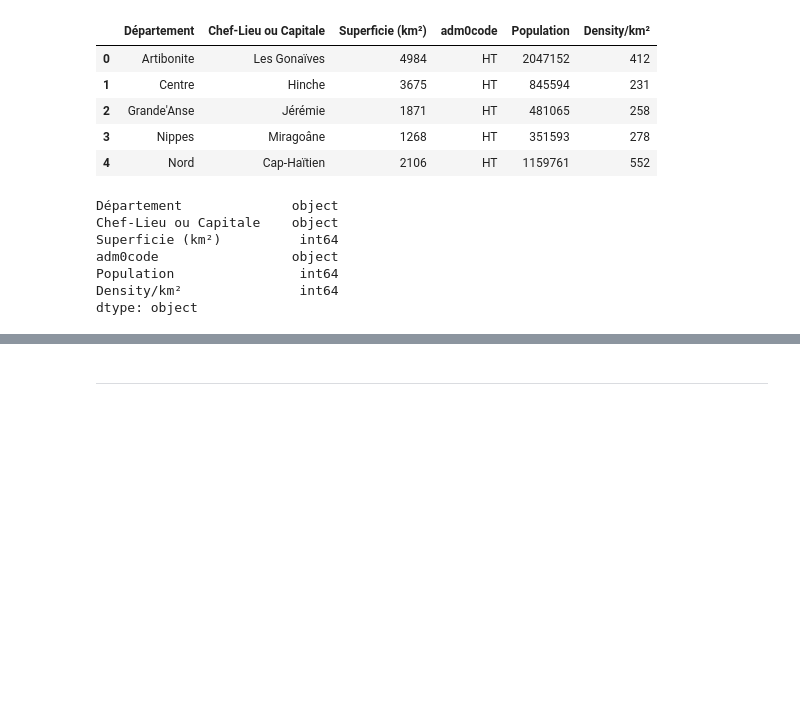
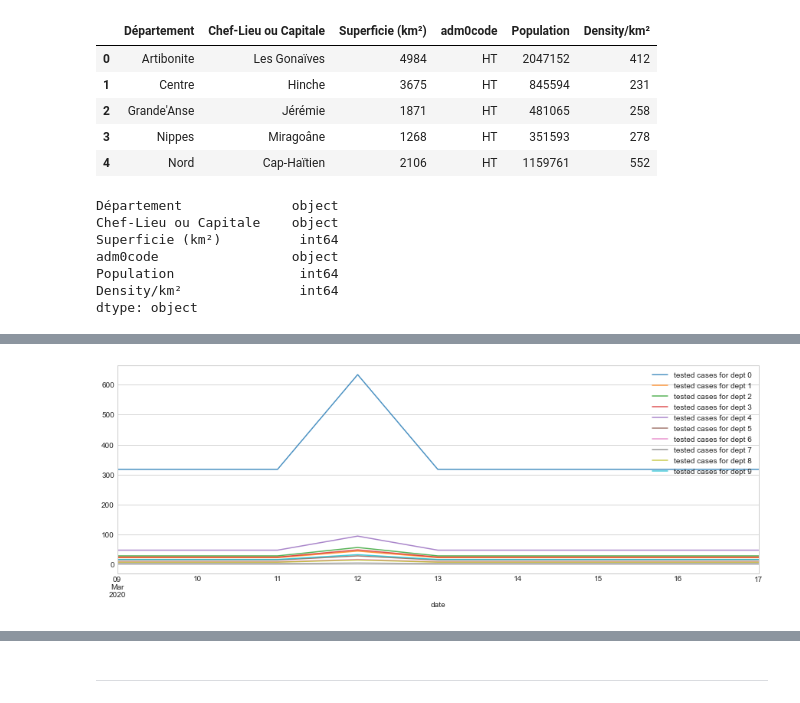
Before and after one commit to weinerkervens/Ayiti_Analytics_Capstone_Project, a Jupyter notebook: Notebooks/1- Notebook.ipynb, the cells around one changed output, grey strips where cells are left out. Drawn from its saved outputs; the diff is of its cells as text; code cells hidden in the pictures; blank space fills up the shorter version.

```diff
--- a/Notebooks/1- Notebook.ipynb
+++ b/Notebooks/1- Notebook.ipynb
@@ -132,0 +523,3 @@ df_ht.head()
+# %%
+df_covid_ht['negative'] = df_covid_ht.tested - df_covid_ht.positive
+df_covid_ht.head()
@@ -132,0 +533,4 @@ df_ht.head()
+# %%
+df_covid_ht = df_covid_ht.groupby(['date', 'Département']).sum().reset_index()
+#df_covid_ht.index = pd.to_datetime(df_covid_ht.index['date'])
+df_covid_ht.head()
@@ -132,0 +544,9 @@ df_ht.head()
+# %%
+df_covid_dept_list = []
+
+for i in range (1,11):
+    df_covid_dept_list.append(df_covid_ht[df_covid_ht['Département'] == i])
+    df_covid_dept_list[i-1].index = pd.to_datetime(df_covid_dept_list[i-1]['date'])
+    df_covid_dept_list[i-1].drop('date', axis = 1, inplace = True)
+
+df_covid_dept_list[0].head()
@@ -132,0 +590,12 @@ df_ht.head()
+# %%
+plt.figure(figsize=(15,5))
+
+for group in range(0,10):
+    df_covid_dept_list[group]['2020-03-09':'2020-03-17']['tested'].plot(label= f'tested cases for dept {group}',alpha=0.8)
+#df_covid_dept_list[1]['2020-03-09':'2020-03-17']['positive'].plot(label='positive cases 1',alpha=0.8)
+#df_covid_dept_list[0]['2020-03-09':'2020-03-17']['negative'].plot(label='negative cases',alpha=0.8)
+
+plt.legend()
+plt.show()
+# %% [output]
+[figure, added]
```
Also changed, not shown: parts of 46 cells of this notebook, 3 other files.
